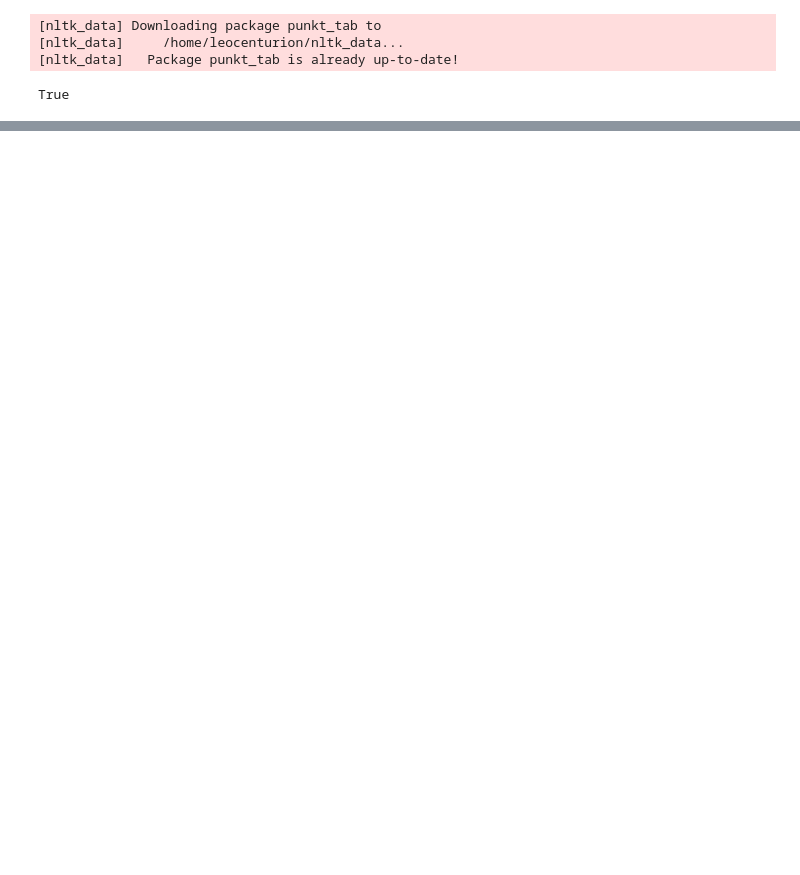
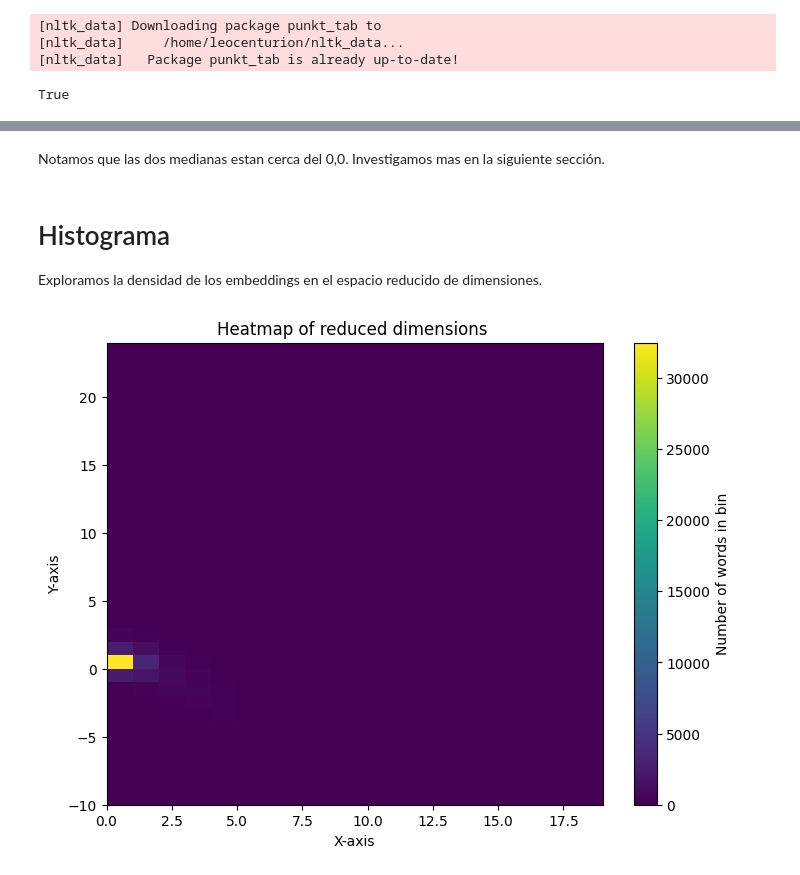
Before and after one commit to LeoCenturion/ceia-nlp, a Jupyter notebook: desafios/desafio_2.ipynb, the cells around one changed output, grey strips where cells are left out. Saved outputs shown, nothing was run; the diff lists cells and outputs as text; code cells hidden in the pictures; blank space fills up the shorter version.

```diff
--- a/desafios/desafio_2.ipynb
+++ b/desafios/desafio_2.ipynb
@@ -275,0 +230,20 @@ array([ 2.0799637 ,  2.0952625 ,  2.039838  , ..., -0.25468898,
+# %% [markdown]
+Notamos que las dos medianas estan cerca del 0,0. Investigamos mas en la siguiente sección.
+# %% [markdown]
+# Histograma
+
+Exploramos la densidad de los embeddings en el espacio reducido de dimensiones.
+# %%
+hist, x_edge, y_edge = np.histogram2d(transformed.T[0], transformed.T[1], bins=[list(range(0, 20)), list(range(-10,25))])
+plt.figure(figsize=(8, 6))
+mesh = plt.pcolormesh(x_edge, y_edge, hist.T, cmap='viridis')
+plt.colorbar(mesh, label='Number of words in bin')
+
+# Add labels and title
+plt.xlabel('X-axis')
+plt.ylabel('Y-axis')
+plt.title('Heatmap of reduced dimensions ')
+
+plt.show()
+# %% [output]
+[figure, added]
```
Also changed, not shown: parts of 52 cells of this notebook, 6 other files.
